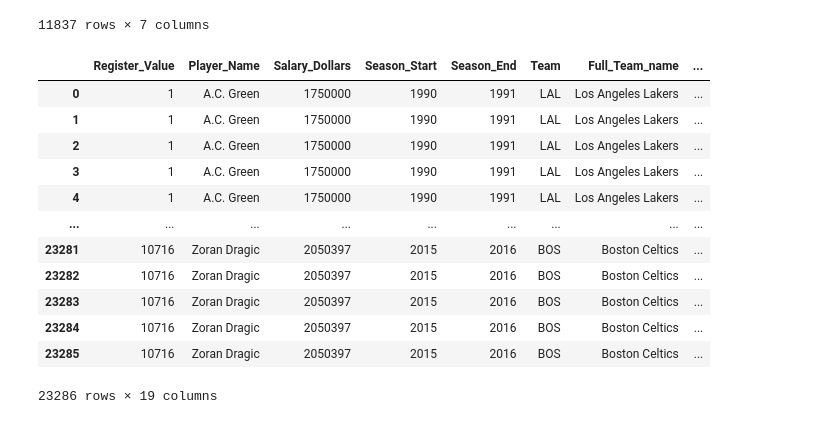
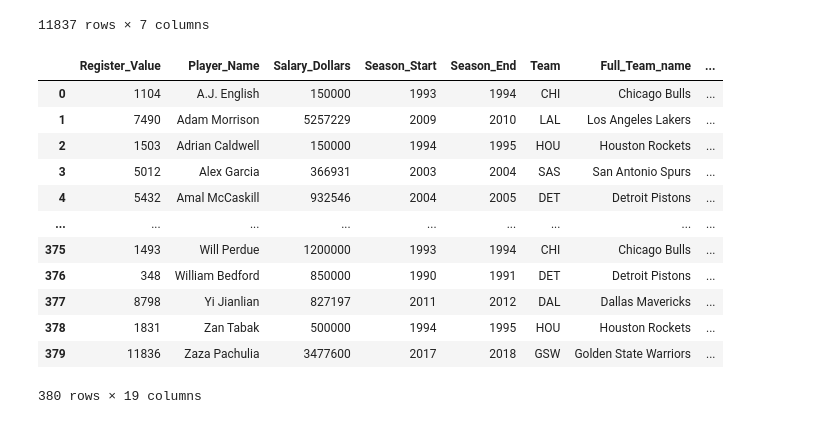
Before and after one commit to bennetyousuf/etl-project, a Jupyter notebook: FINAL NOTEBOOK.ipynb, the cells around one changed output. Cells and saved outputs as stored; diff of their text form; code cells hidden in the pictures.

Commit message:
join work

```diff
--- a/FINAL NOTEBOOK.ipynb
+++ b/FINAL NOTEBOOK.ipynb
@@ -162,22 +92,23 @@ pd.read_sql_query('select * from salaries', con=engine)
 11837 rows × 7 columns
 # %%
 #join salaires and titles table to allow for queries about the players on the "winningest NBA team"
-final_df = pd.read_sql_query('select * From salaries Join titles\
-                            On salaries."Full_Team_name" = titles.winner', con=engine)
+final_df = pd.read_sql_query('select * From salaries Left Join titles\
+                            On salaries."Full_Team_name" = titles.winner\
+                            Where salaries."Season_Start" = titles.year;', con=engine)
 final_df
 # %% [output]
 |  | Register_Value | Player_Name | Salary_Dollars | Season_Start | Season_End | Team | Full_Team_name | ... |
-| 0 | 1 | A.C. Green | 1750000 | 1990 | 1991 | LAL | Los Angeles Lakers | ... |
-| 1 | 1 | A.C. Green | 1750000 | 1990 | 1991 | LAL | Los Angeles Lakers | ... |
-| 2 | 1 | A.C. Green | 1750000 | 1990 | 1991 | LAL | Los Angeles Lakers | ... |
-| 3 | 1 | A.C. Green | 1750000 | 1990 | 1991 | LAL | Los Angeles Lakers | ... |
-| 4 | 1 | A.C. Green | 1750000 | 1990 | 1991 | LAL | Los Angeles Lakers | ... |
+| 0 | 1104 | A.J. English | 150000 | 1993 | 1994 | CHI | Chicago Bulls | ... |
+| 1 | 7490 | Adam Morrison | 5257229 | 2009 | 2010 | LAL | Los Angeles Lakers | ... |
+| 2 | 1503 | Adrian Caldwell | 150000 | 1994 | 1995 | HOU | Houston Rockets | ... |
+| 3 | 5012 | Alex Garcia | 366931 | 2003 | 2004 | SAS | San Antonio Spurs | ... |
+| 4 | 5432 | Amal McCaskill | 932546 | 2004 | 2005 | DET | Detroit Pistons | ... |
 | ... | ... | ... | ... | ... | ... | ... | ... | ... |
-| 23281 | 10716 | Zoran Dragic | 2050397 | 2015 | 2016 | BOS | Boston Celtics | ... |
-| 23282 | 10716 | Zoran Dragic | 2050397 | 2015 | 2016 | BOS | Boston Celtics | ... |
-| 23283 | 10716 | Zoran Dragic | 2050397 | 2015 | 2016 | BOS | Boston Celtics | ... |
-| 23284 | 10716 | Zoran Dragic | 2050397 | 2015 | 2016 | BOS | Boston Celtics | ... |
-| 23285 | 10716 | Zoran Dragic | 2050397 | 2015 | 2016 | BOS | Boston Celtics | ... |
+| 375 | 1493 | Will Perdue | 1200000 | 1993 | 1994 | CHI | Chicago Bulls | ... |
+| 376 | 348 | William Bedford | 850000 | 1990 | 1991 | DET | Detroit Pistons | ... |
+| 377 | 8798 | Yi Jianlian | 827197 | 2011 | 2012 | DAL | Dallas Mavericks | ... |
+| 378 | 1831 | Zan Tabak | 500000 | 1994 | 1995 | HOU | Houston Rockets | ... |
+| 379 | 11836 | Zaza Pachulia | 3477600 | 2017 | 2018 | GSW | Golden State Warriors | ... |
-23286 rows × 19 columns
+380 rows × 19 columns
 # %%
 final_df.count()
```
Also changed, not shown: parts of 8 cells of this notebook.
